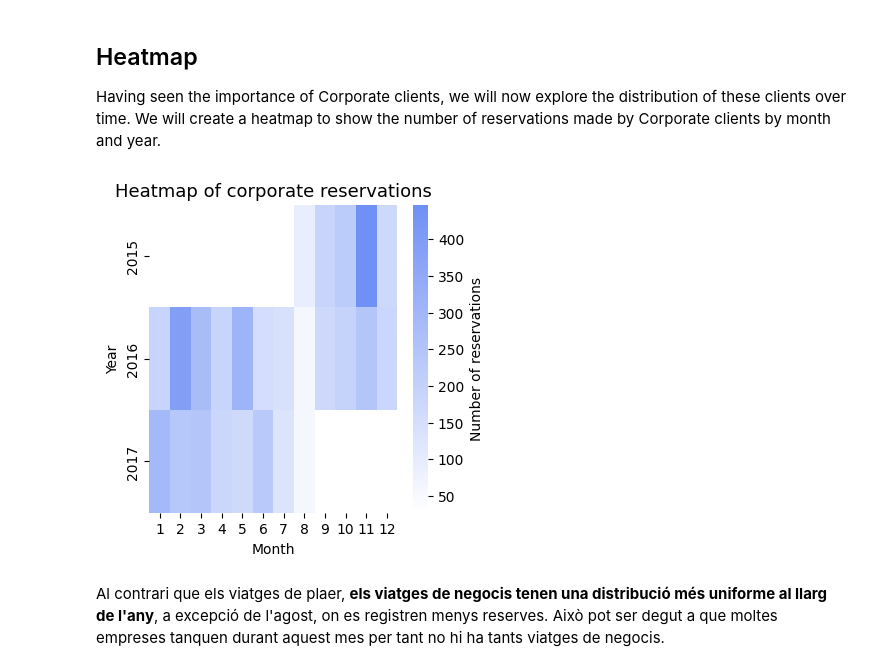
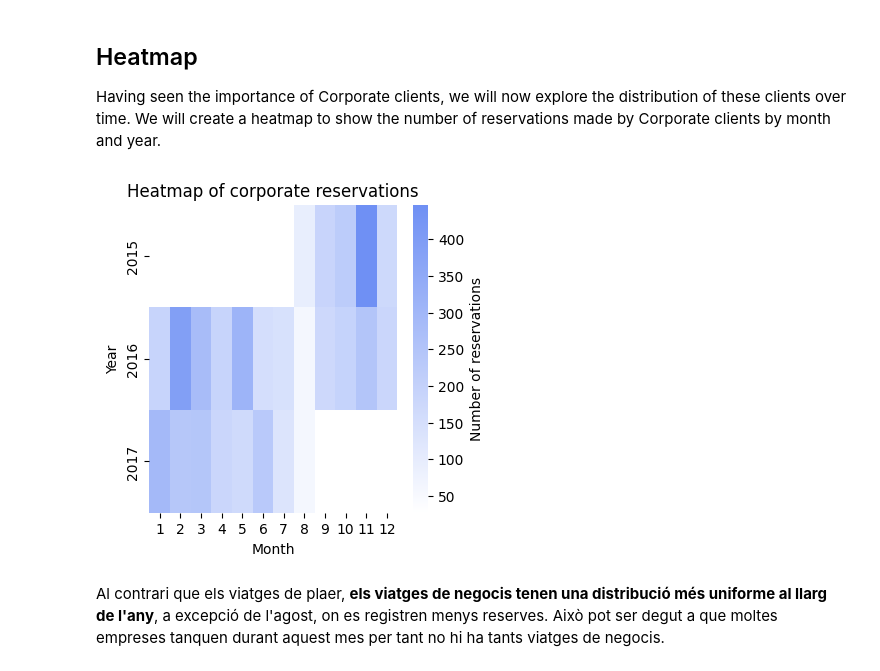
Before and after one commit to FrancescRaga/francescraga.github.io, a Jupyter notebook: PAC3/hotel_bookings.ipynb, the cells around one changed output. Drawn from its saved outputs; the diff is of its cells as text; code cells hidden in the pictures.

```diff
--- a/PAC3/hotel_bookings.ipynb
+++ b/PAC3/hotel_bookings.ipynb
@@ -233,34 +233,34 @@ Having seen the importance of Corporate clients, we will now explore the distrib
 # %%
 # Create a copy of the data
 heatmap_data = data.copy()
 
 # Filter the data
 heatmap_data = heatmap_data[heatmap_data['market_segment'] == 'Corporate']
 
 # Map month names to numbers
 month_mapping = {'January': 1, 'February': 2, 'March': 3, 'April': 4, 'May': 5, 'June': 6, 'July': 7, 'August': 8, 'September': 9, 'October': 10, 'November': 11, 'December': 12}
 heatmap_data['arrival_date_month'] = heatmap_data['arrival_date_month'].map(month_mapping)
 
 # Heat map
 heatmap_data = heatmap_data.groupby(['arrival_date_year', 'arrival_date_month']).size().reset_index(name='reserves')
 
 heatmap_data = heatmap_data.pivot(index='arrival_date_year', columns='arrival_date_month', values='reserves')
 
 # Create the heatmap as a gradient from white to #6F90F4 blue
 cmap = LinearSegmentedColormap.from_list('custom', ['white', '#6F90F4'])
 
 plt.figure(figsize=(4, 4))
 sns.heatmap(heatmap_data, cmap=cmap)
-plt.title('Heatmap of corporate reservations', fontsize=13)
+plt.title('Heatmap of corporate reservations', fontsize=12)
 plt.xlabel('Month')
 plt.xticks(rotation=0)
 plt.ylabel('Year')
 colorbar = plt.gca().collections[0].colorbar
 colorbar.set_label('Number of reservations')
 plt.savefig('figures/heatmap.png')
 plt.show()
 # %% [output]
-[figure, old version]
+[figure, new version]
 # %% [markdown]
 Al contrari que els viatges de plaer, **els viatges de negocis tenen una distribució més uniforme al llarg de l'any**, a excepció de l'agost, on es registren menys reserves. Això pot ser degut a que moltes empreses tanquen durant aquest mes per tant no hi ha tants viatges de negocis.
 # %%
```
Also changed, not shown: parts of 2 cells of this notebook.
